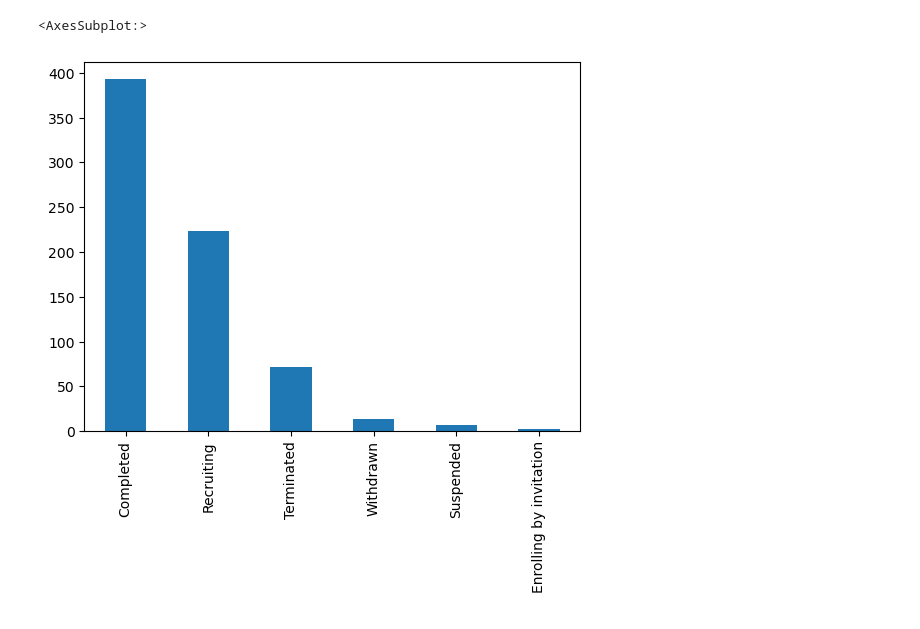
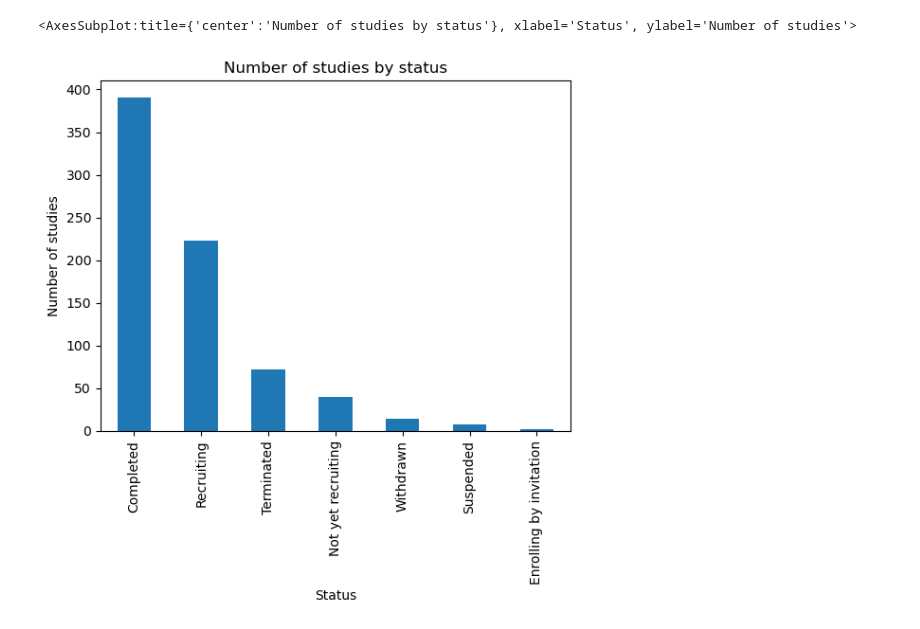
Before and after one commit to Bloomh/Immunai-PFS-Project, a Jupyter notebook: api_request.ipynb, the cells around one changed output. Cells and saved outputs as stored; diff of their text form; code cells hidden in the pictures.

Commit message:
Significantly enhanced the analysis. Separated by primary outcomes and created second dataframe with data by study

```diff
--- a/api_request.ipynb
+++ b/api_request.ipynb
@@ -92,3 +103,0 @@ TODO:
-# %%
-df['OverallStatus']=df['OverallStatus'].str.replace(',','')
-df
@@ -115,3 +141,5 @@ df.OverallStatus.value_counts().plot.bar()
 # %%
 # Clean up by the overallstatus column
-df = df[df['OverallStatus'].isin(['Completed', 'Terminated', 'Withdrawn', 'Active, not recruiting', 'Recruiting', 'Enrolling by invitation', 'Suspended'])]
+df = df[df['OverallStatus'].isin(['Completed', 'Terminated', 'Withdrawn', 'Active not recruiting', 'Recruiting', 'Enrolling by invitation', 'Suspended', 'Not yet recruiting'])]
+df.OverallStatus.value_counts()
+# So much better
@@ -118,6 +155,7 @@ df = df[df['OverallStatus'].isin(['Completed', 'Terminated', 'Withdrawn', 'Activ
-# %%
-df.OverallStatus.value_counts().plot.bar()
-# So much better
-# %% [output]
-<AxesSubplot:>
-[figure, removed]
+# %%
+# Sample plot
+per_study = df.drop_duplicates(subset='BriefTitle', keep='first') # remove duplicates from BriefTitle column to get a count of unique studies
+per_study.OverallStatus.value_counts().plot(kind='bar', title='Number of studies by status', xlabel='Status', ylabel='Number of studies')
+# %% [output]
+<AxesSubplot:title={'center':'Number of studies by status'}, xlabel='Status', ylabel='Number of studies'>
+[figure, added]
```
Also changed, not shown: parts of 9 cells of this notebook, 1 other file.
